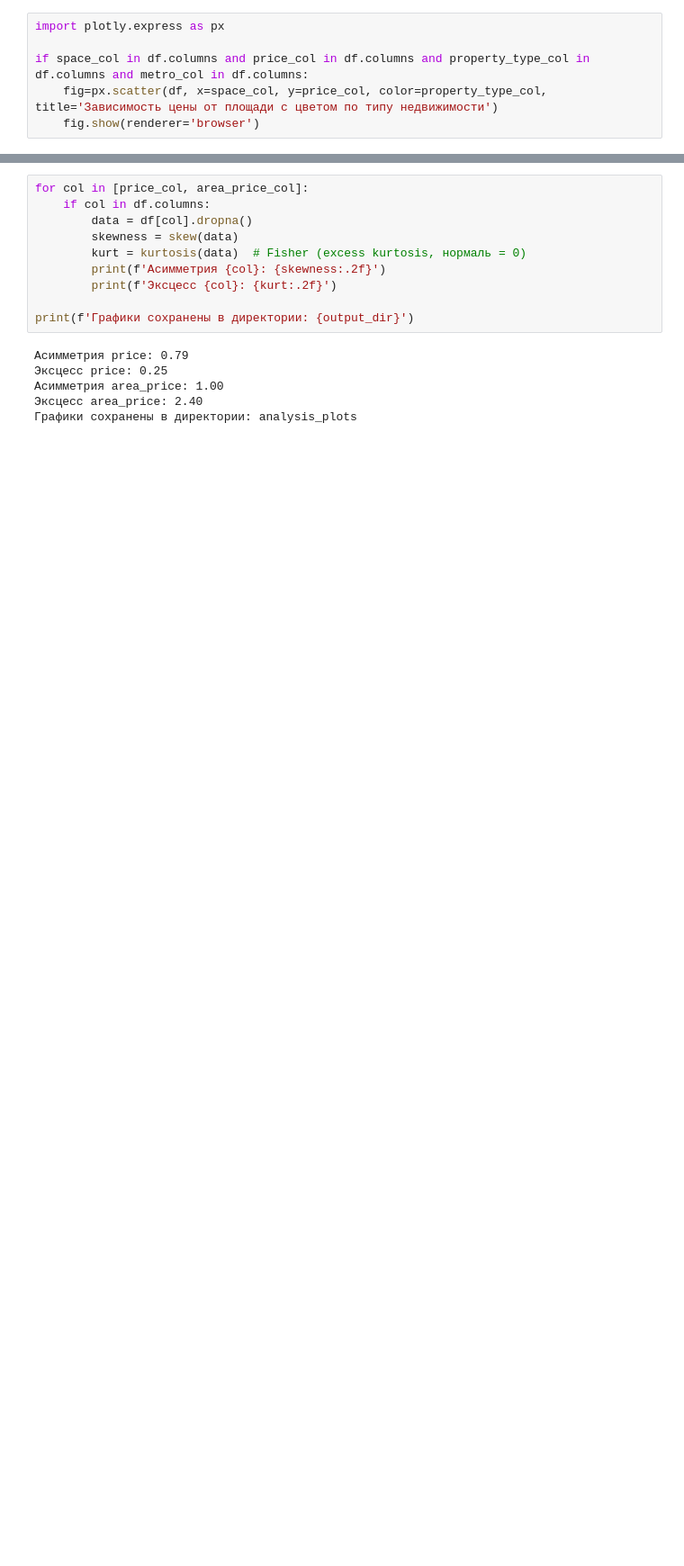
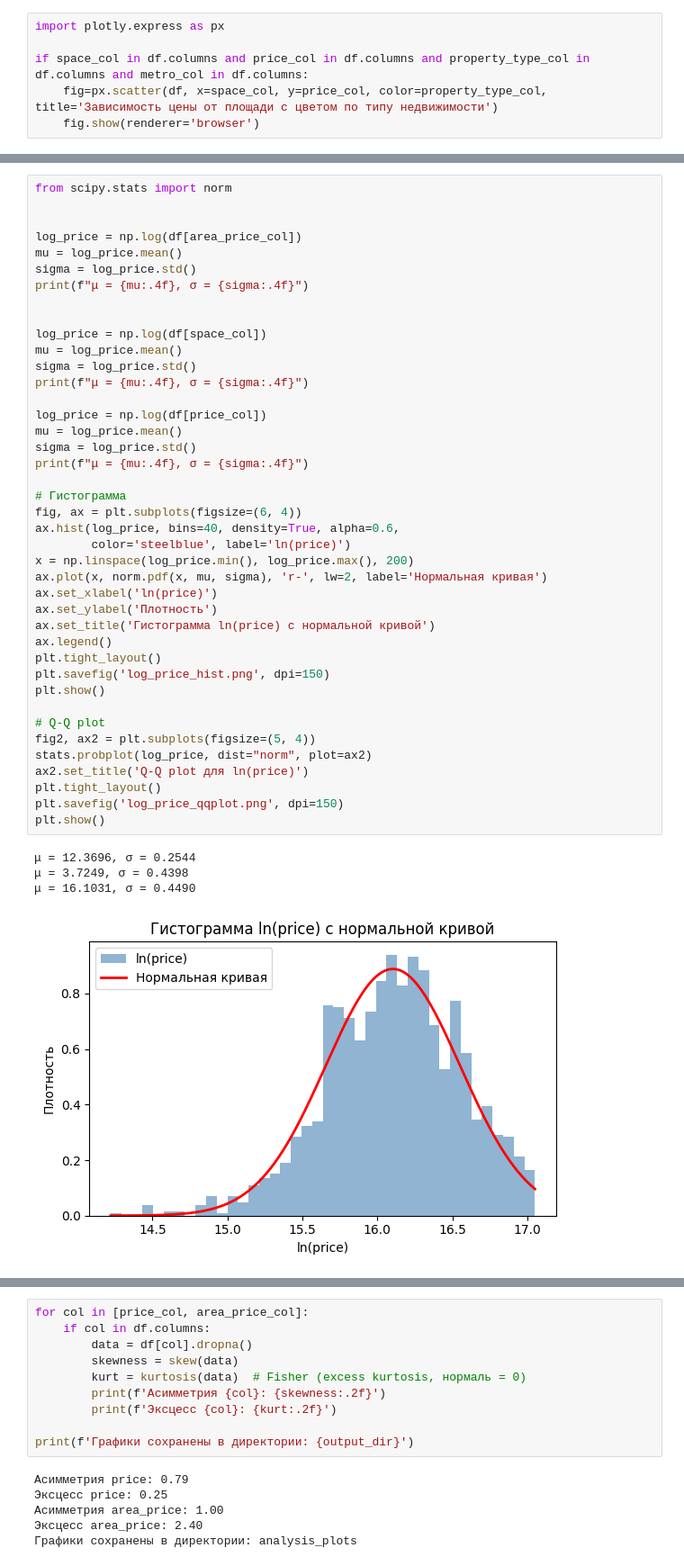
Before and after one commit to colosss/realestateparser, a Jupyter notebook: src/analitic_script_2.ipynb, the cells around one changed output, grey strips where cells are left out. Shown at 90% size. Saved outputs shown, nothing was run; the diff lists cells and outputs as text; blank space fills up the shorter version.

```diff
--- a/src/analitic_script_2.ipynb
+++ b/src/analitic_script_2.ipynb
@@ -234,0 +386,46 @@ if space_col in df.columns and price_col in df.columns and property_type_col in
+# %%
+from scipy.stats import norm
+
+
+log_price = np.log(df[area_price_col])
+mu = log_price.mean()
+sigma = log_price.std()
+print(f"μ = {mu:.4f}, σ = {sigma:.4f}")
+
+
+log_price = np.log(df[space_col])
+mu = log_price.mean()
+sigma = log_price.std()
+print(f"μ = {mu:.4f}, σ = {sigma:.4f}")
+
+log_price = np.log(df[price_col])
+mu = log_price.mean()
+sigma = log_price.std()
+print(f"μ = {mu:.4f}, σ = {sigma:.4f}")
+
+# Гистограмма
+fig, ax = plt.subplots(figsize=(6, 4))
+ax.hist(log_price, bins=40, density=True, alpha=0.6,
+        color='steelblue', label='ln(price)')
+x = np.linspace(log_price.min(), log_price.max(), 200)
+ax.plot(x, norm.pdf(x, mu, sigma), 'r-', lw=2, label='Нормальная кривая')
+ax.set_xlabel('ln(price)')
+ax.set_ylabel('Плотность')
+ax.set_title('Гистограмма ln(price) с нормальной кривой')
+ax.legend()
+plt.tight_layout()
+plt.savefig('log_price_hist.png', dpi=150)
+plt.show()
+
+# Q-Q plot
+fig2, ax2 = plt.subplots(figsize=(5, 4))
+stats.probplot(log_price, dist="norm", plot=ax2)
+ax2.set_title('Q-Q plot для ln(price)')
+plt.tight_layout()
+plt.savefig('log_price_qqplot.png', dpi=150)
+plt.show()
+# %% [output]
+μ = 12.3696, σ = 0.2544
+μ = 3.7249, σ = 0.4398
+μ = 16.1031, σ = 0.4490
+[figure, added]
```
Also changed, not shown: parts of 13 cells of this notebook, 9 other files.
